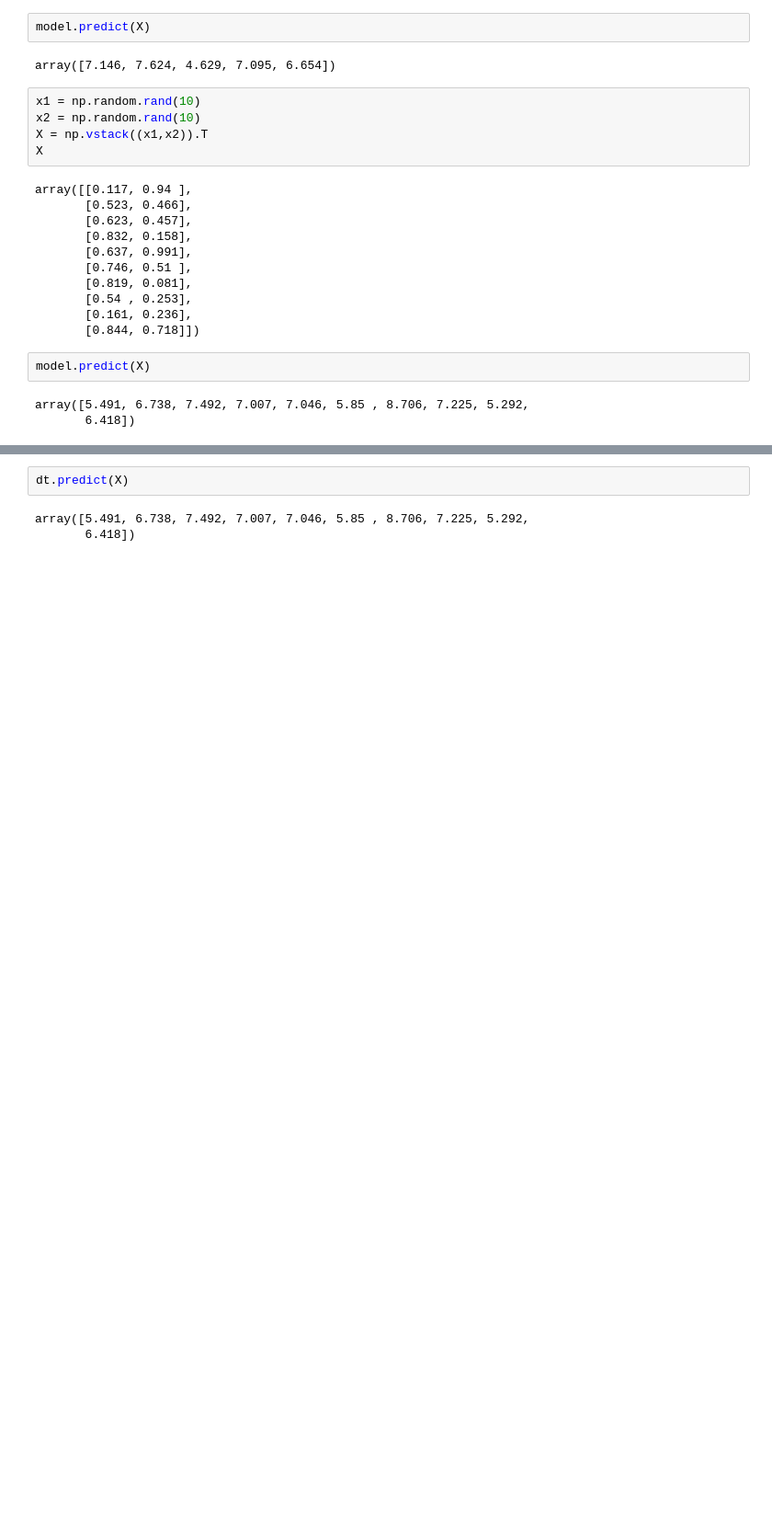
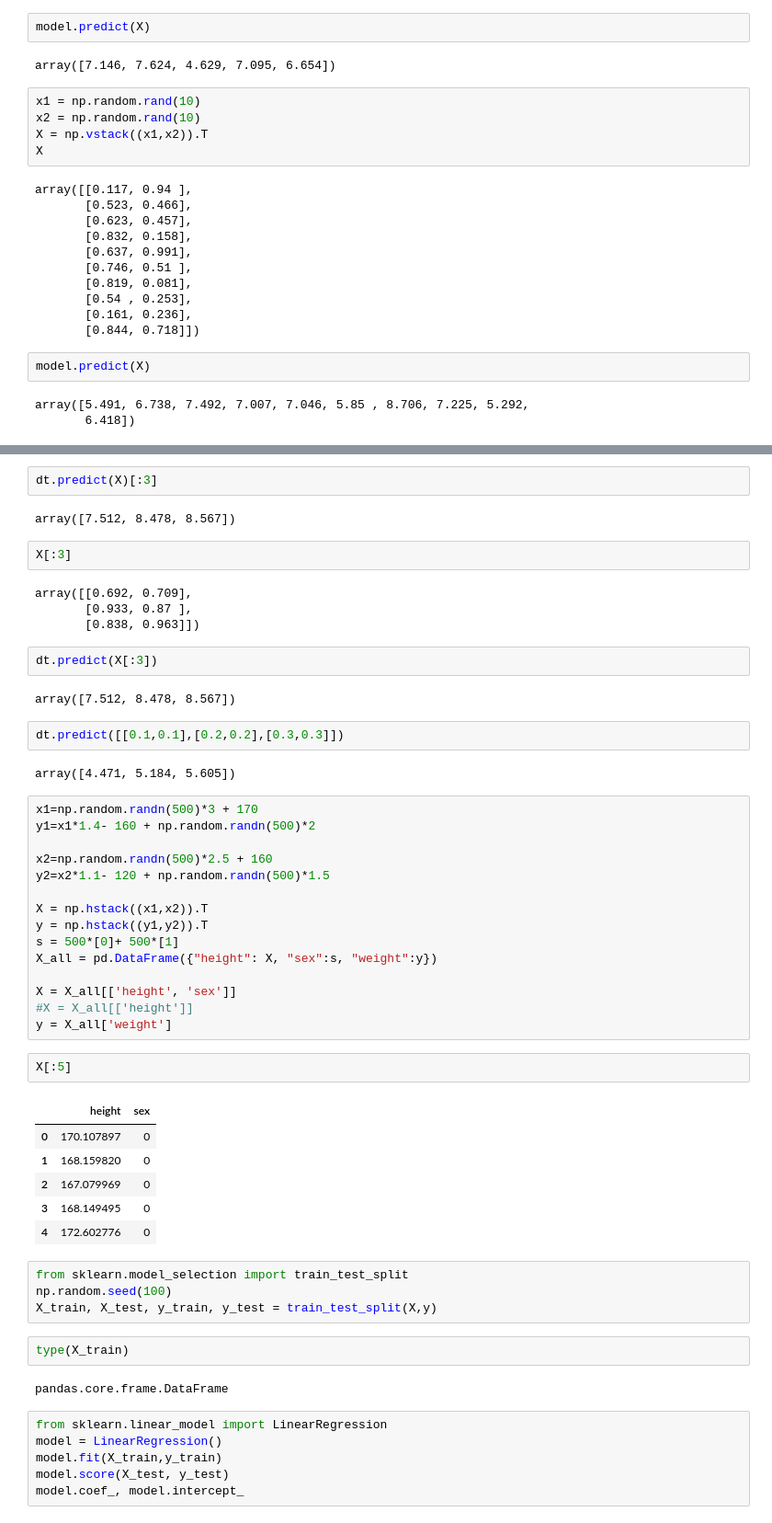
Before and after one commit to StillWork/ds_LS_530, a Jupyter notebook: LS_선형모델_530.ipynb, the cells around one changed output, grey strips where cells are left out. Shown: that part at 92% size. Cells and saved outputs as stored; diff of their text form; blank space fills up the shorter version.

```diff
--- a/LS_선형모델_530.ipynb
+++ b/LS_선형모델_530.ipynb
@@ -145,5 +159,56 @@ ValueError: Number of labels=5 does not match number of samples=10
 # %%
-dt.predict(X)
+dt.predict(X)[:3]
 # %% [output]
-array([5.491, 6.738, 7.492, 7.007, 7.046, 5.85 , 8.706, 7.225, 5.292,
-       6.418])
+array([7.512, 8.478, 8.567])
+# %%
+X[:3]
+# %% [output]
+array([[0.692, 0.709],
+       [0.933, 0.87 ],
+       [0.838, 0.963]])
+# %%
+dt.predict(X[:3])
+# %% [output]
+array([7.512, 8.478, 8.567])
+# %%
+dt.predict([[0.1,0.1],[0.2,0.2],[0.3,0.3]])
+# %% [output]
+array([4.471, 5.184, 5.605])
+# %%
+x1=np.random.randn(500)*3 + 170
+y1=x1*1.4- 160 + np.random.randn(500)*2
+
+x2=np.random.randn(500)*2.5 + 160
+y2=x2*1.1- 120 + np.random.randn(500)*1.5
+
+X = np.hstack((x1,x2)).T
+y = np.hstack((y1,y2)).T
+s = 500*[0]+ 500*[1]
+X_all = pd.DataFrame({"height": X, "sex":s, "weight":y})
+
+X = X_all[['height', 'sex']]
+#X = X_all[['height']]
+y = X_all['weight']
+# %%
+X[:5]
+# %% [output]
+|  | height | sex |
+| 0 | 170.107897 | 0 |
+| 1 | 168.159820 | 0 |
+| 2 | 167.079969 | 0 |
+| 3 | 168.149495 | 0 |
+| 4 | 172.602776 | 0 |
+# %%
+from sklearn.model_selection import train_test_split
+np.random.seed(100)
+X_train, X_test, y_train, y_test = train_test_split(X,y)
+# %%
+type(X_train)
+# %% [output]
+pandas.core.frame.DataFrame
+# %%
+from sklearn.linear_model import LinearRegression
+model = LinearRegression()
+model.fit(X_train,y_train)
+model.score(X_test, y_test)
+model.coef_, model.intercept_
```
Also changed, not shown: parts of 2 cells of this notebook.
